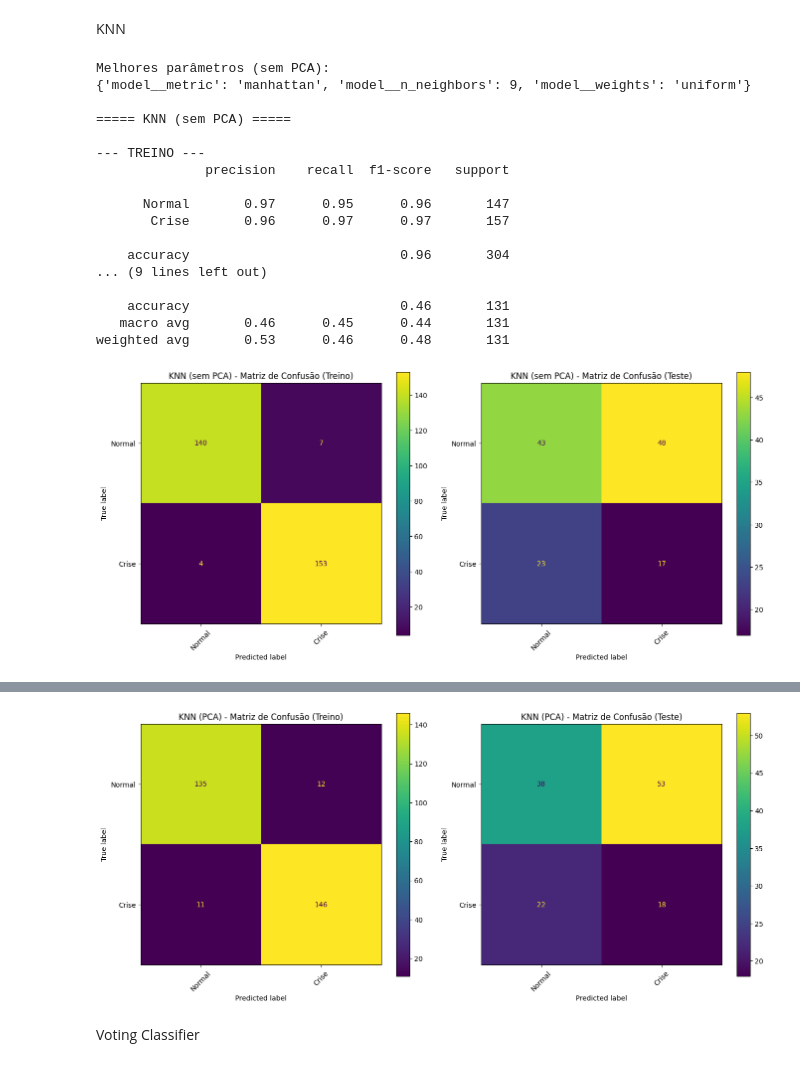
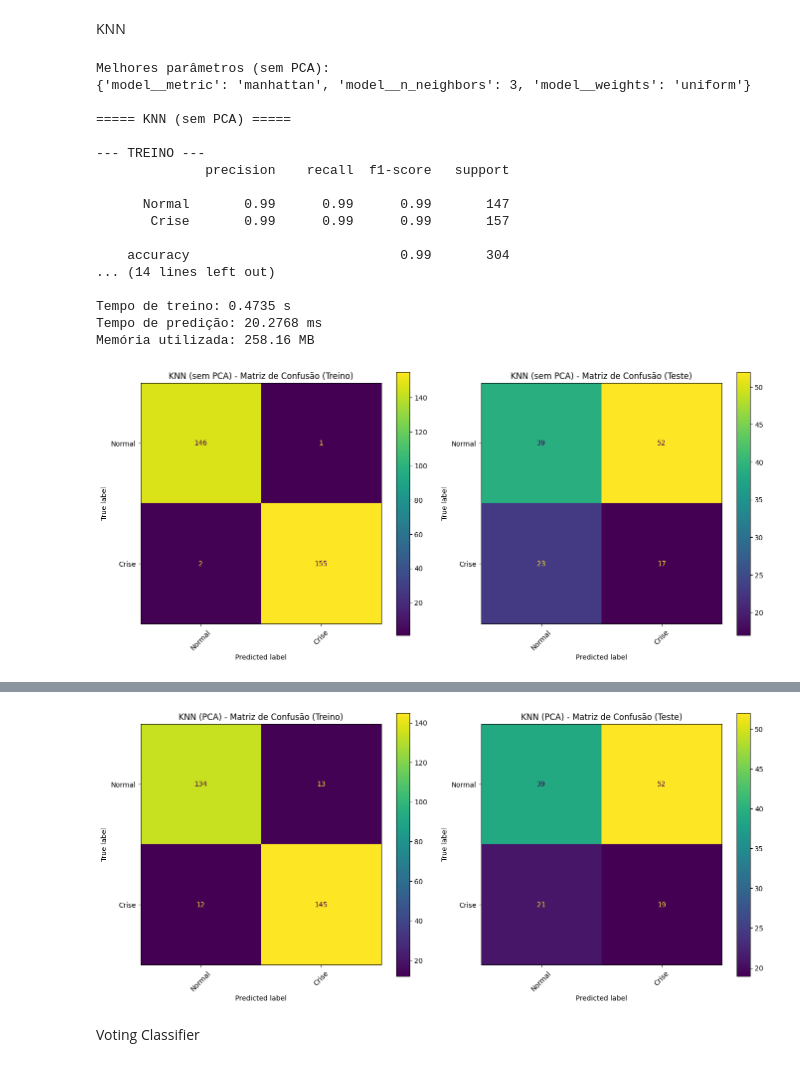
Before and after one commit to tcc-financial-crisis/treinamento-modelos-base-nova, a Jupyter notebook: treinamento.ipynb, the cells around one changed output, grey strips where cells are left out. Cells and saved outputs as stored; diff of their text form; code cells hidden in the pictures.

```diff
--- a/treinamento.ipynb
+++ b/treinamento.ipynb
@@ -6,6 +6,11 @@ import matplotlib.pyplot as plt
 from sklearn.preprocessing import StandardScaler
 from sklearn.decomposition import PCA
 from IPython.display import display
+from sklearn.model_selection import TimeSeriesSplit
+import time
+import psutil
+import os
+tscv = TimeSeriesSplit(n_splits=5)
 
 pd.set_option('display.max_rows', None)
 pd.set_option('display.max_columns', None)
@@ -305,17 +436,34 @@ param_grid = {
     "model__metric": ["euclidean", "manhattan"]
 }
 
-# ===== TREINAR SEM PCA =====
+# =====================================================
+# TREINAR SEM PCA
+# =====================================================
+
 grid_no_pca = GridSearchCV(
     knn_pipeline,
     param_grid,
-    cv=5,
+    cv=tscv,
     scoring="f1_macro",
     n_jobs=-1
 )
+
+inicio_treino = time.time()
+
 grid_no_pca.fit(X_train_no_pca, y_train_no_pca)
 
+tempo_treino = time.time() - inicio_treino
+
 best_knn_no_pca = grid_no_pca.best_estimator_
+
+processo = psutil.Process(os.getpid())
+memoria_mb = processo.memory_info().rss / 1024 / 1024
+
+inicio_predicao = time.time()
+
+best_knn_no_pca.predict(X_test_no_pca)
+
+tempo_predicao = time.time() - inicio_predicao
 
 print("Melhores parâmetros (sem PCA):")
 print(grid_no_pca.best_params_)
@@ -326,49 +474,72 @@ avaliar_modelo(
     X_test_no_pca,
     y_train_no_pca,
     y_test_no_pca,
-    nome_modelo="KNN (sem PCA)"
+    nome_modelo="KNN (sem PCA)",
+    tempo_treino=tempo_treino,
+    tempo_predicao=tempo_predicao,
+    memoria_mb=memoria_mb
 )
 
-# ===== TREINAR COM PCA =====
+# =====================================================
+# TREINAR COM PCA
+# =====================================================
+
 grid_pca = GridSearchCV(
     knn_pipeline,
     param_grid,
-    cv=5,
+    cv=tscv,
     scoring="f1_macro",
     n_jobs=-1
 )
+
+inicio_treino = time.time()
+
 grid_pca.fit(X_train_pca, y_train_pca)
 
+tempo_treino = time.time() - inicio_treino
+
 best_knn_pca = grid_pca.best_estimator_
+
+processo = psutil.Process(os.getpid())
+memoria_mb = processo.memory_info().rss / 1024 / 1024
+
+inicio_predicao = time.time()
+
+best_knn_pca.predict(X_test_pca)
+
+tempo_predicao = time.time() - inicio_predicao
 
 print("Melhores parâmetros (PCA):")
 print(grid_pca.best_params_)
 
 avaliar_modelo(
     best_knn_pca,
     X_train_pca,
     X_test_pca,
     y_train_pca,
     y_test_pca,
-    nome_modelo="KNN (PCA)"
+    nome_modelo="KNN (PCA)",
+    tempo_treino=tempo_treino,
+    tempo_predicao=tempo_predicao,
+    memoria_mb=memoria_mb
 )
 # %% [output]
 Melhores parâmetros (sem PCA):
-{'model__metric': 'manhattan', 'model__n_neighbors': 9, 'model__weights': 'uniform'}
+{'model__metric': 'manhattan', 'model__n_neighbors': 3, 'model__weights': 'uniform'}
 
 ===== KNN (sem PCA) =====
 
 --- TREINO ---
               precision    recall  f1-score   support
 
-      Normal       0.97      0.95      0.96       147
-       Crise       0.96      0.97      0.97       157
+      Normal       0.99      0.99      0.99       147
+       Crise       0.99      0.99      0.99       157
 
-    accuracy                           0.96       304
-... (9 lines left out)
+    accuracy                           0.99       304
+... (14 lines left out)
 
-    accuracy                           0.46       131
-   macro avg       0.46      0.45      0.44       131
-weighted avg       0.53      0.46      0.48       131
+Tempo de treino: 0.4735 s
+Tempo de predição: 20.2768 ms
+Memória utilizada: 258.16 MB
-[figure, old version]
+[figure, new version]
 Melhores parâmetros (PCA):
@@ -391,4 +562,4 @@ weighted avg       0.52      0.43      0.45       131
-[figure, old version]
+[figure, new version]
 # %% [markdown]
 Voting Classifier
 # %%
```
Also changed, not shown: parts of 10 cells of this notebook, 1 other file.
